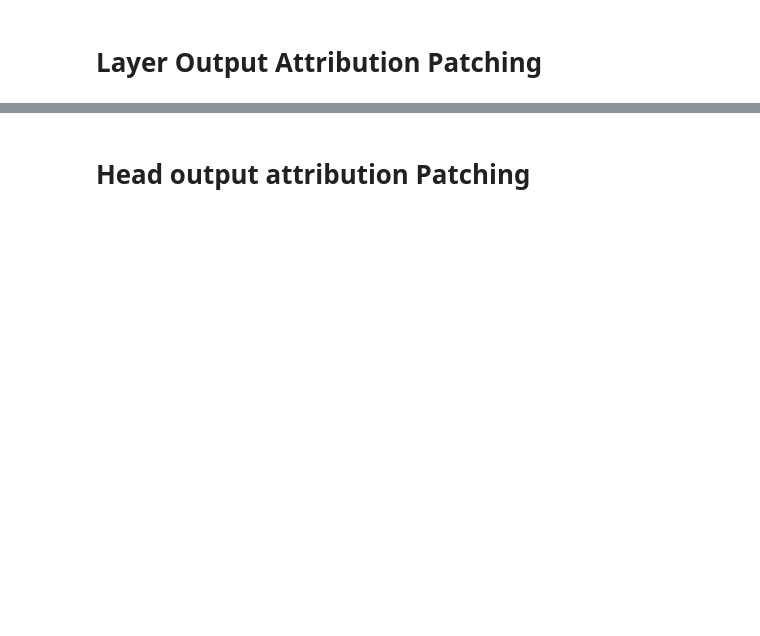
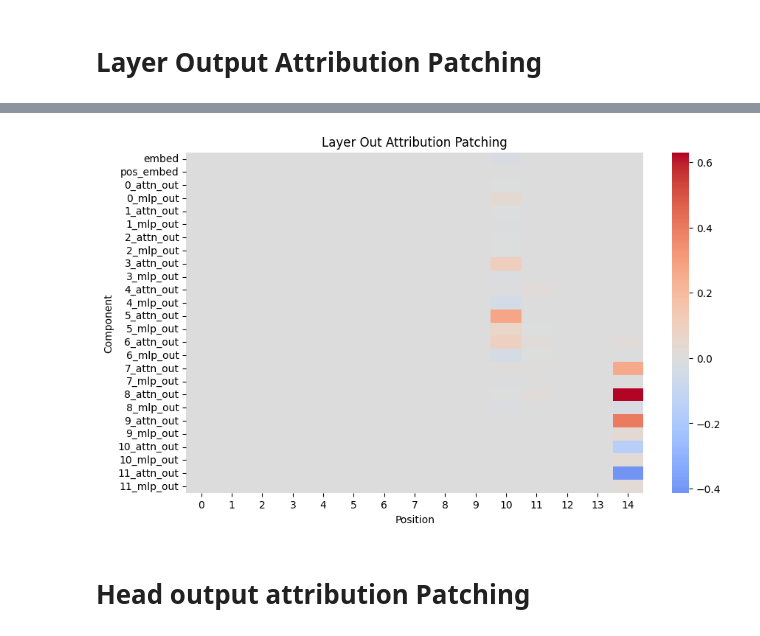
Before and after one commit to NainaniJatinZ/MechInterpCodeLLMs, a Jupyter notebook: experiments/InfoRetrieval/AttributionPatching_viz.ipynb, the cells around one changed output, grey strips where cells are left out. Cells and saved outputs as stored; diff of their text form; code cells hidden in the pictures; blank space fills up the shorter version.

```diff
--- a/experiments/InfoRetrieval/AttributionPatching_viz.ipynb
+++ b/experiments/InfoRetrieval/AttributionPatching_viz.ipynb
@@ -439,5 +554,13 @@ GPU 0: 12207.00 MB  Allocated: 1276.02 MB  Reserved: 1740.00 MB
 # %%
 # TODO : viz corresponding to attr_patch_layer_out
+plt.figure(figsize=(10, 6))
+sns.heatmap(layer_out_attr.detach().numpy(), yticklabels=layer_out_labels, annot=False, cmap='coolwarm', center=0)
+plt.xlabel('Position')
+plt.ylabel('Component')
+plt.title('Layer Out Attribution Patching')
+plt.show()
+# %% [output]
+[figure, added]
 # %% [markdown]
 # Head output attribution Patching
 # %%
```
Also changed, not shown: parts of 26 cells of this notebook.
